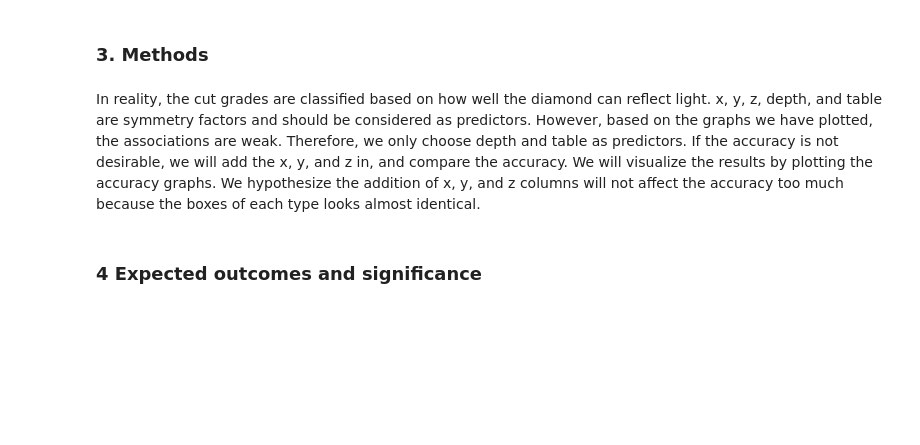
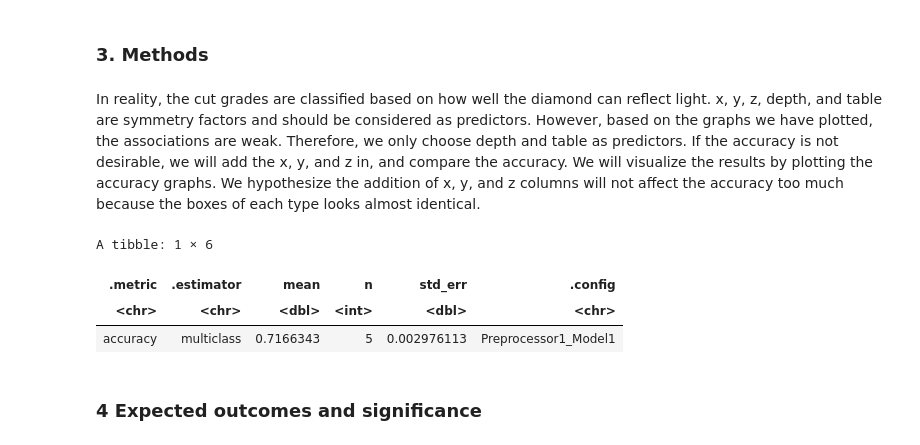
Before and after one commit to rubydelang/sonar_data, a Jupyter notebook: project_diamond.ipynb, the cells around one changed output. Saved outputs shown, nothing was run; the diff lists cells and outputs as text; code cells hidden in the pictures; blank space fills up the shorter version.

```diff
--- a/project_diamond.ipynb
+++ b/project_diamond.ipynb
@@ -214,3 +209,29 @@ diamond_vfold_10_metrics
+# %%
+diamond_spec_final <- nearest_neighbor(weight_func = "rectangular", neighbors = 100) |>
+  set_engine("kknn") |>
+  set_mode("classification")
+
+# diamond_fit_final <- workflow() |>
+#   add_recipe(diamond_recipe) |>
+#   add_model(diamond_spec_final) |>
+#   fit_resamples(diamond_vfold_5) |>
+#   collect_metrics() |>
+#   filter(.metric == "accuracy")
+
+# diamond_fit_final
+
+# diamond_predict <- predict(diamond_fit_final, diamond_testing) |>bind_cols(diamond_testing)
+
+# diamond_prediction_accuracy <- diamond_predict |>
+#   metrics(truth = cut, estimate = .pred_class) |>
+#   filter(.metric == "accuracy")
+
+# diamond_prediction_accuracy
+# %% [output]
+A tibble: 1 × 6
+| .metric | .estimator | mean | n | std_err | .config |
+| <chr> | <chr> | <dbl> | <int> | <dbl> | <chr> |
+| accuracy | multiclass | 0.7166343 | 5 | 0.002976113 | Preprocessor1_Model1 |
 # %% [markdown]
 ### 4 Expected outcomes and significance
 # %% [markdown]
```
Also changed, not shown: parts of 4 cells of this notebook.
